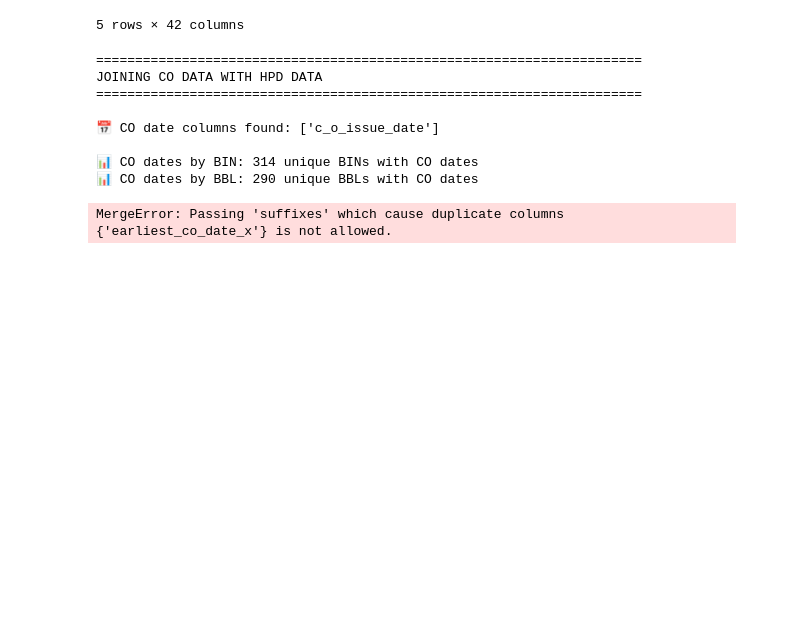
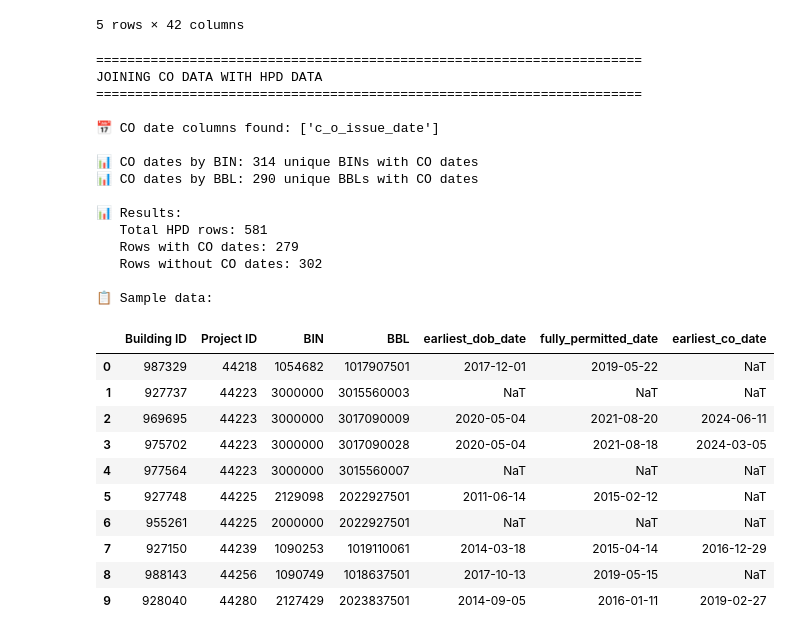
Before and after one commit to astaniforth/HousingData, a Jupyter notebook: run_workflow.ipynb, the cells around one changed output. Drawn from its saved outputs; the diff is of its cells as text; code cells hidden in the pictures; blank space fills up the shorter version.

```diff
--- a/run_workflow.ipynb
+++ b/run_workflow.ipynb
@@ -1795,33 +1797,52 @@ if co_filings_df is not None and not co_filings_df.empty:
         if 'earliest_co_date' in filled.columns:
             hpd_with_co.loc[no_co_mask, 'earliest_co_date'] = filled['earliest_co_date'].values
 
     # Update the dataframe
     hpd_multifamily_finance_new_construction_with_dob_date_df = hpd_with_co
 
     # Display results
     print(f"\n📊 Results:")
     print(f"   Total HPD rows: {len(hpd_with_co)}")
     print(f"   Rows with CO dates: {hpd_with_co['earliest_co_date'].notna().sum()}")
     print(f"   Rows without CO dates: {hpd_with_co['earliest_co_date'].isna().sum()}")
 
     # Display sample
     display_cols = ['Building ID', 'Project ID', 'BIN', 'BBL', 'earliest_dob_date', 'fully_permitted_date', 'earliest_co_date']
     display_cols = [col for col in display_cols if col in hpd_with_co.columns]
     print(f"\n📋 Sample data:")
     display(hpd_with_co[display_cols].head(10))
 else:
     print("\n⚠️ No CO data available to join")
     # INSERT_YOUR_CODE
     # Export the final dataframe with CO dates to CSV
-    hpd_with_co.to_csv("hpd_multifamily_finance_new_construction_with_co_dates.csv", index=False)
-    print("✅ Exported HPD + DOB/CO matched data to hpd_multifamily_finance_new_construction_with_co_dates.csv")
+    import os
+    os.makedirs("output", exist_ok=True)
+    hpd_with_co.to_csv("output/hpd_multifamily_finance_new_construction_with_all_dates.csv", index=False)
+    print("✅ Exported HPD + DOB/CO matched data to output/hpd_multifamily_finance_new_construction_with_all_dates.csv")
 # %% [output]
 ======================================================================
 JOINING CO DATA WITH HPD DATA
 ======================================================================
 
 📅 CO date columns found: ['c_o_issue_date']
 
 📊 CO dates by BIN: 314 unique BINs with CO dates
 📊 CO dates by BBL: 290 unique BBLs with CO dates
+
+📊 Results:
+   Total HPD rows: 581
+   Rows with CO dates: 279
+   Rows without CO dates: 302
+
+📋 Sample data:
-MergeError: Passing 'suffixes' which cause duplicate columns {'earliest_co_date_x'} is not allowed.
+|  | Building ID | Project ID | BIN | BBL | earliest_dob_date | fully_permitted_date | earliest_co_date |
+| 0 | 987329 | 44218 | 1054682 | 1017907501 | 2017-12-01 | 2019-05-22 | NaT |
+| 1 | 927737 | 44223 | 3000000 | 3015560003 | NaT | NaT | NaT |
+| 2 | 969695 | 44223 | 3000000 | 3017090009 | 2020-05-04 | 2021-08-20 | 2024-06-11 |
+| 3 | 975702 | 44223 | 3000000 | 3017090028 | 2020-05-04 | 2021-08-18 | 2024-03-05 |
+| 4 | 977564 | 44223 | 3000000 | 3015560007 | NaT | NaT | NaT |
+| 5 | 927748 | 44225 | 2129098 | 2022927501 | 2011-06-14 | 2015-02-12 | NaT |
+| 6 | 955261 | 44225 | 2000000 | 2022927501 | NaT | NaT | NaT |
+| 7 | 927150 | 44239 | 1090253 | 1019110061 | 2014-03-18 | 2015-04-14 | 2016-12-29 |
+| 8 | 988143 | 44256 | 1090749 | 1018637501 | 2017-10-13 | 2019-05-15 | NaT |
+| 9 | 928040 | 44280 | 2127429 | 2023837501 | 2014-09-05 | 2016-01-11 | 2019-02-27 |
```
Also changed, not shown: parts of 1 cell of this notebook.
